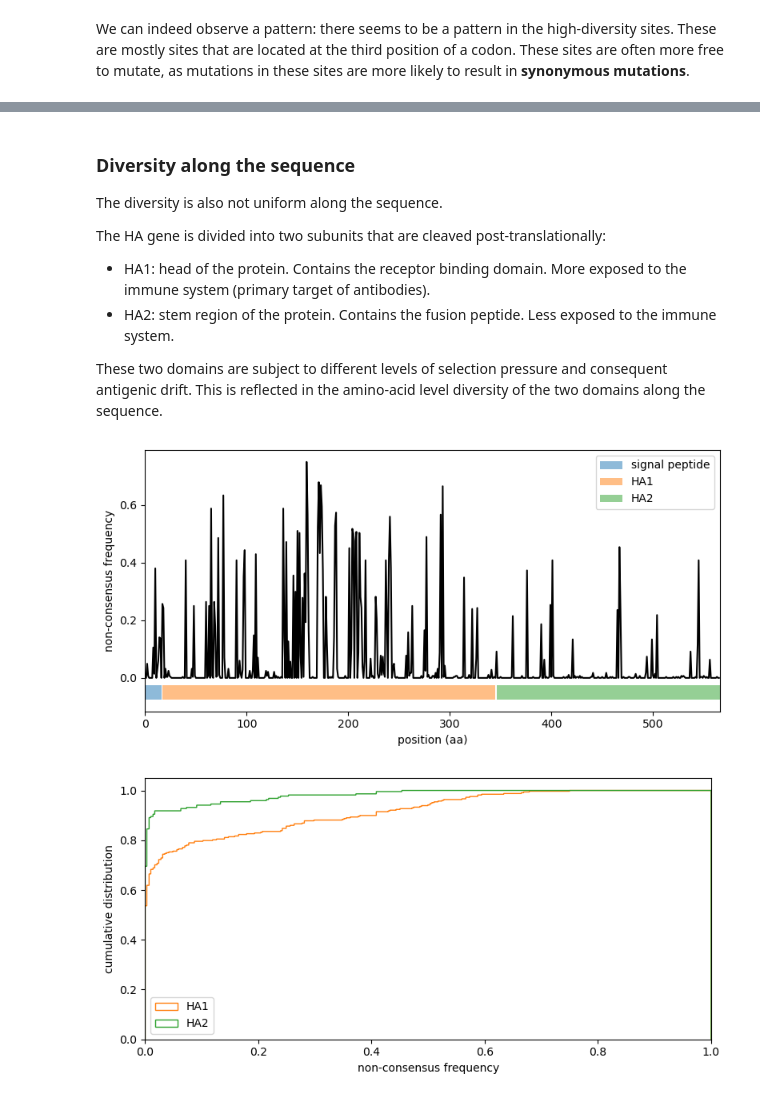
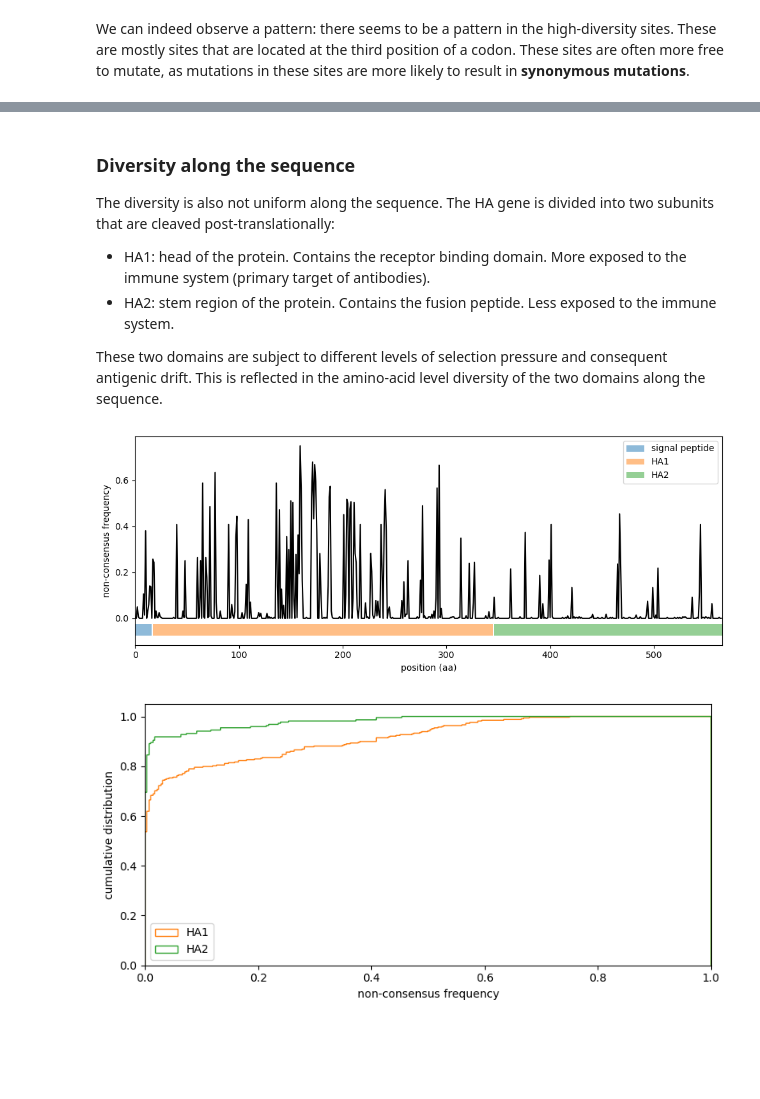
Before and after one commit to mmolari/2025_cb2_lecture, a Jupyter notebook: n01_alignment.ipynb, the cells around one changed output, grey strips where cells are left out. Saved outputs shown, nothing was run; the diff lists cells and outputs as text; code cells hidden in the pictures; blank space fills up the shorter version.

```diff
--- a/n01_alignment.ipynb
+++ b/n01_alignment.ipynb
@@ -351,9 +357,9 @@ plt.plot(nc_freq, "k-")
 # plot positions in different frames with different colors
 x = np.arange(len(nc_freq))
 frame_color = {
-    0: "#EBB3A9",
-    1: "#A9D6EB",
-    2: "#EE2677",
+    0: "#60cfa1",
+    1: "#ffba1b",
+    2: "#f35d36",
 }
 colors = [frame_color[i] for i in x % 3]
 plt.scatter(x, nc_freq, c=colors, zorder=3)
@@ -399,7 +407,7 @@ where $p_i$ is the frequency of nucleotide $i$ at a given position.
 # %%
-def get_alignment_entropy(aln):
+def get_alignment_entropy(aln, base=4):
     """
-    Calculate the entropy of the alignment.
+    Returns a vector of entropy values for each site of the alignment.
     """
     from scipy.stats import entropy
     from collections import Counter
@@ -412,16 +420,15 @@ def get_alignment_entropy(aln):
     for l in range(L):
         # get the column for this position
         column = A[:, l]
-        # calculate the frequency of each character
-        counts = Counter(column).values()
+        # calculate the count of each nucleotide
+        counts = list(Counter(column).values())
         # calculate the entropy of the column
-        p = np.array(list(counts))
-        H = entropy(p, base=4)
+        H = entropy(counts, base=base)
         # append the entropy to the list
         entropies.append(H)
     # convert the list to a numpy array
     return np.array(entropies)
 
-# calculate the entropy of the alignment
-entropies = get_alignment_entropy(aln)
+# calculate the entropy of each site of the alignment
+entropies = get_alignment_entropy(aln, base=4)
 # %%
@@ -457,17 +466,18 @@ It is important to keep this in mind. Systems under selection often can violate
 # %% [markdown]
 ### Diversity along the sequence
 
-The diversity is also not uniform along the sequence.
-
-The HA gene is divided into two subunits that are cleaved post-translationally:
+The diversity is also not uniform along the sequence. The HA gene is divided into two subunits that are cleaved post-translationally:
 
 - HA1: head of the protein. Contains the receptor binding domain. More exposed to the immune system (primary target of antibodies).
 - HA2: stem region of the protein. Contains the fusion peptide. Less exposed to the immune system.
 
 These two domains are subject to different levels of selection pressure and consequent antigenic drift. This is reflected in the amino-acid level diversity of the two domains along the sequence.
 # %%
+# calculate the non-consensus frequency for each site of the alignment
 nc_aa_freq = non_consensus_frequency(aa_aln)
-fig, ax = plt.subplots(figsize=(8, 4))
+
+# plot the non-consensus frequency along the alignment
+fig, ax = plt.subplots(figsize=(10, 4))
 plt.plot(nc_aa_freq, "k-")
 coordinates = {
     "signal peptide": (0, 16, "C0"),
@@ -485,32 +495,32 @@ for label, (start, end, color) in coordinates.items():
     )
 plt.xlim(0, len(nc_aa_freq))
 plt.legend()
 plt.xlabel("position (aa)")
 plt.ylabel("non-consensus frequency")
 plt.tight_layout()
 plt.show()
 
 # histogram of diversity in the HA1 vs HA2 regions
 fig, ax = plt.subplots(figsize=(8, 4))
 for label, (start, end, color) in coordinates.items():
     if label == "signal peptide":
         continue
     plt.hist(
         nc_aa_freq[start:end],
         bins=np.linspace(0, 1, 1000),
         color=color,
         histtype="step",
         label=label,
         cumulative=True,
         density=True,
     )
 plt.legend()
 plt.xlabel("non-consensus frequency")
 plt.ylabel("cumulative distribution")
 plt.xlim(0, 1)
 plt.ylim(bottom=0)
 plt.tight_layout()
 plt.show()
 # %% [output]
-[figure, old version]
+[figure, new version]
 [figure]
```
Also changed, not shown: parts of 9 cells of this notebook, 12 other files.
